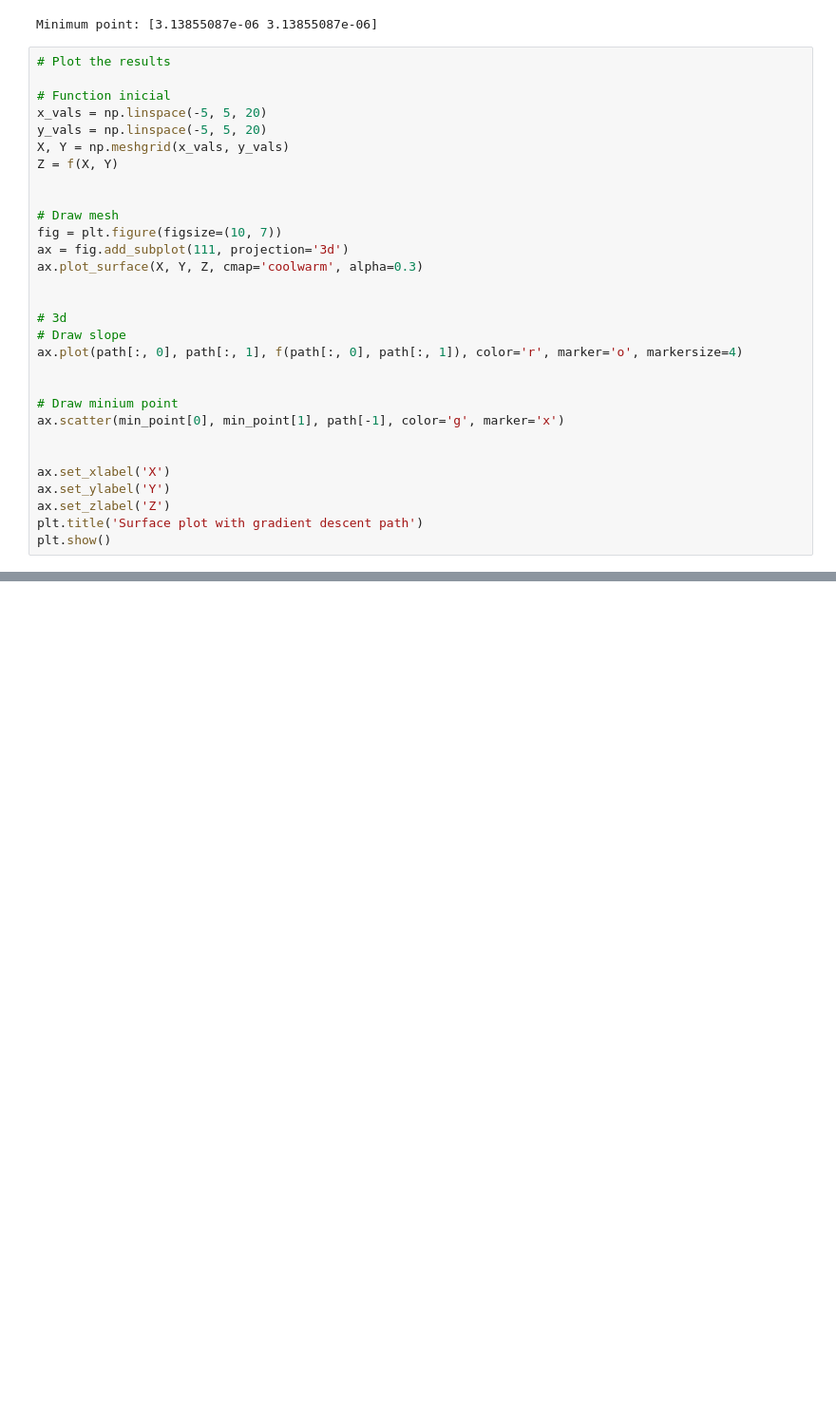
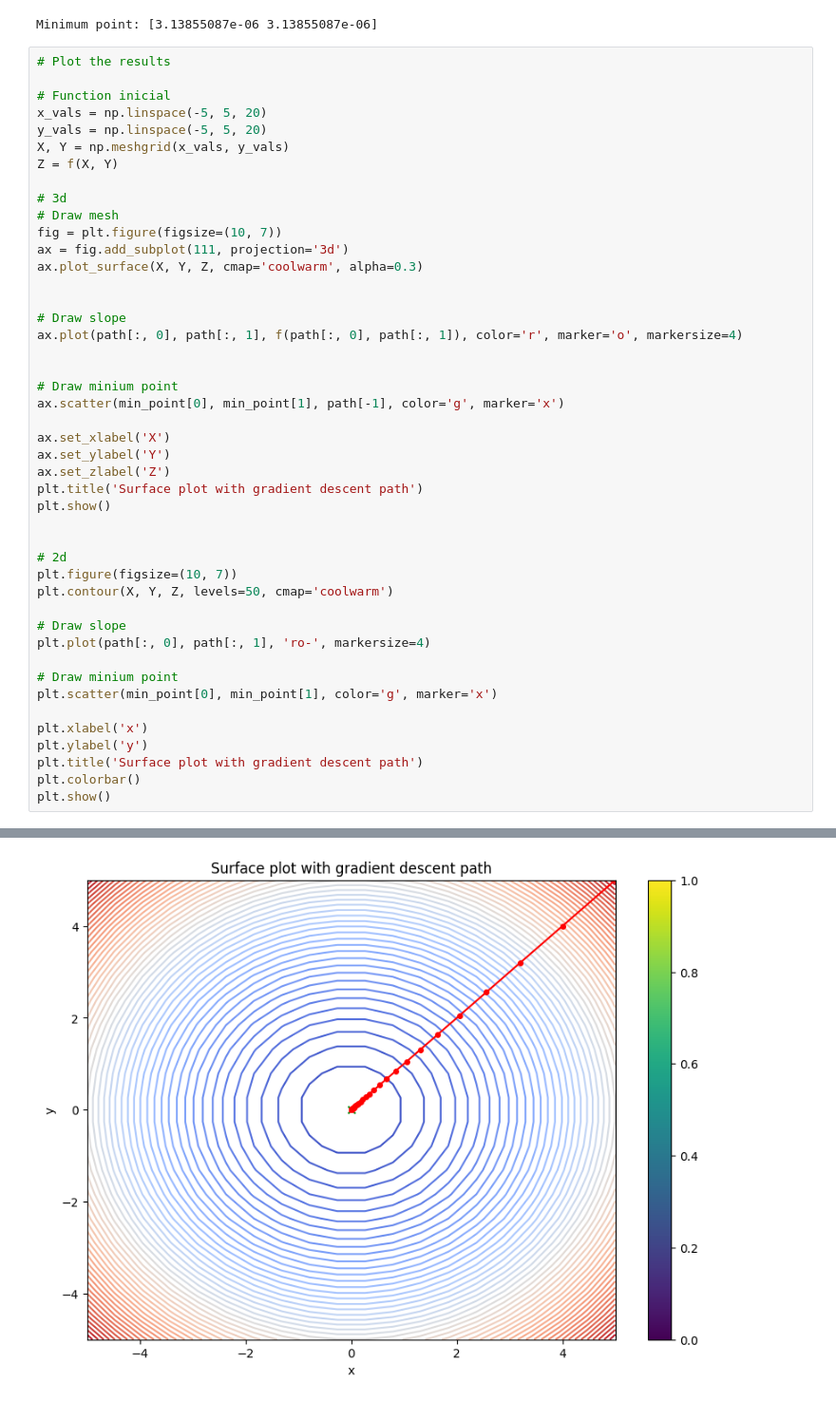
Before and after one commit to wendy-stefany/gradient-descent, a Jupyter notebook: TI_1_Assignment0.ipynb, the cells around one changed output, grey strips where cells are left out. Shown at 95% size. Cells and saved outputs as stored; diff of their text form; blank space fills up the shorter version.

Commit message:
Plot the results in 2D

```diff
--- a/TI_1_Assignment0.ipynb
+++ b/TI_1_Assignment0.ipynb
@@ -58,32 +58,48 @@ Minimum point: [3.13855087e-06 3.13855087e-06]
 # %%
 # Plot the results
 
 # Function inicial
 x_vals = np.linspace(-5, 5, 20)
 y_vals = np.linspace(-5, 5, 20)
 X, Y = np.meshgrid(x_vals, y_vals)
 Z = f(X, Y)
 
-
+# 3d
 # Draw mesh
 fig = plt.figure(figsize=(10, 7))
 ax = fig.add_subplot(111, projection='3d')
 ax.plot_surface(X, Y, Z, cmap='coolwarm', alpha=0.3)
 
 
-# 3d
 # Draw slope
 ax.plot(path[:, 0], path[:, 1], f(path[:, 0], path[:, 1]), color='r', marker='o', markersize=4)
 
 
 # Draw minium point
 ax.scatter(min_point[0], min_point[1], path[-1], color='g', marker='x')
 
-
 ax.set_xlabel('X')
 ax.set_ylabel('Y')
 ax.set_zlabel('Z')
 plt.title('Surface plot with gradient descent path')
 plt.show()
+
+
+# 2d
+plt.figure(figsize=(10, 7))
+plt.contour(X, Y, Z, levels=50, cmap='coolwarm')
+
+# Draw slope
+plt.plot(path[:, 0], path[:, 1], 'ro-', markersize=4)
+
+# Draw minium point
+plt.scatter(min_point[0], min_point[1], color='g', marker='x')
+
+plt.xlabel('x')
+plt.ylabel('y')
+plt.title('Surface plot with gradient descent path')
+plt.colorbar()
+plt.show()
 # %% [output]
 [figure]
+[figure, added]
```
